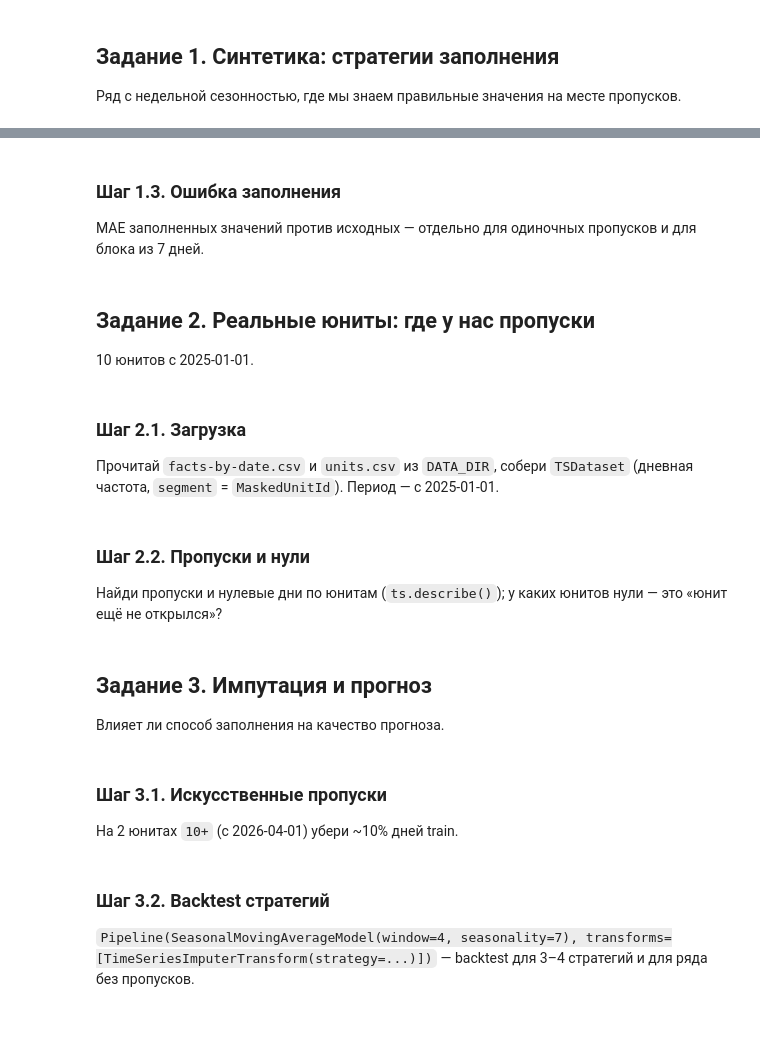
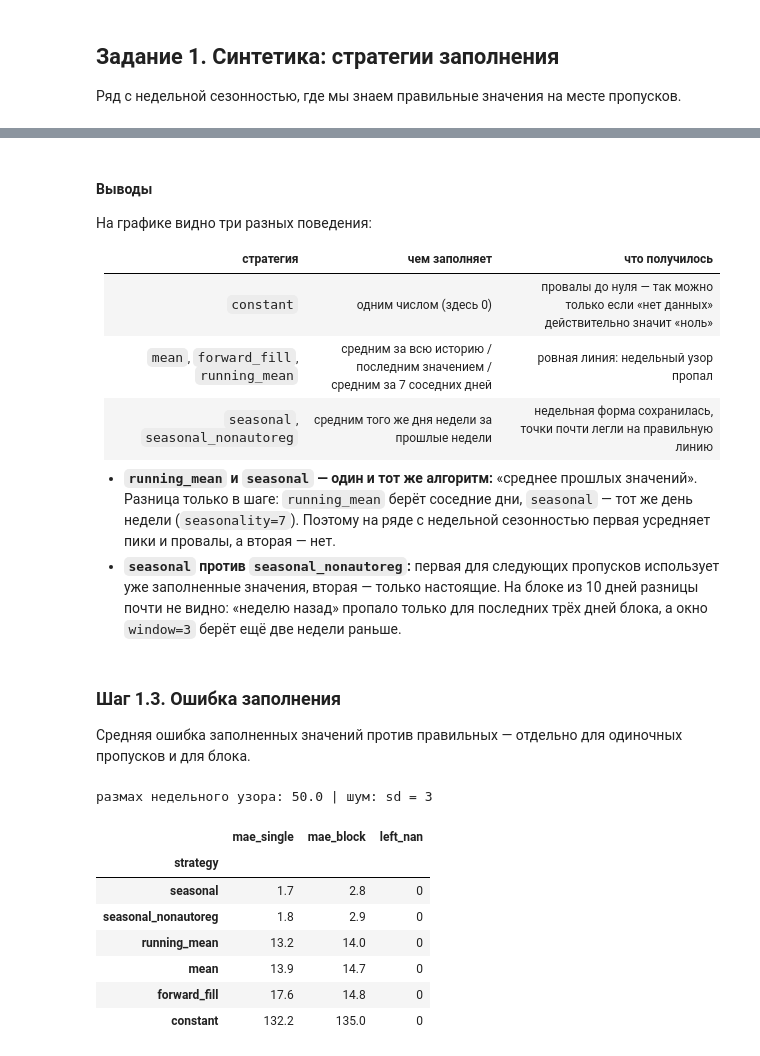
Before and after one commit to skv-analyst/study-data-analytics, a Jupyter notebook: 05-etna/notebooks/10-imputation.ipynb, the cells around one changed output, grey strips where cells are left out. Saved outputs shown, nothing was run; the diff lists cells and outputs as text; code cells hidden in the pictures; blank space fills up the shorter version.

```diff
--- a/05-etna/notebooks/10-imputation.ipynb
+++ b/05-etna/notebooks/10-imputation.ipynb
@@ -48,28 +127,42 @@ def save_fig(fig, name: str) -> None:
+# %% [markdown]
+#### Выводы
+
+На графике видно три разных поведения:
+
+| стратегия | чем заполняет | что получилось |
+|---|---|---|
+| `constant` | одним числом (здесь 0) | провалы до нуля — так можно только если «нет данных» действительно значит «ноль» |
+| `mean`, `forward_fill`, `running_mean` | средним за всю историю / последним значением / средним за 7 соседних дней | ровная линия: недельный узор пропал |
+| `seasonal`, `seasonal_nonautoreg` | средним того же дня недели за прошлые недели | недельная форма сохранилась, точки почти легли на правильную линию |
+
+- **`running_mean` и `seasonal` — один и тот же алгоритм:** «среднее прошлых значений». Разница только в шаге: `running_mean` берёт соседние дни, `seasonal` — тот же день недели (`seasonality=7`). Поэтому на ряде с недельной сезонностью первая усредняет пики и провалы, а вторая — нет.
+- **`seasonal` против `seasonal_nonautoreg`:** первая для следующих пропусков использует уже заполненные значения, вторая — только настоящие. На блоке из 10 дней разницы почти не видно: «неделю назад» пропало только для последних трёх дней блока, а окно `window=3` берёт ещё две недели раньше.
 # %% [markdown]
 ### Шаг 1.3. Ошибка заполнения
 
-MAE заполненных значений против исходных — отдельно для одиночных пропусков и для блока из 7 дней.
+Средняя ошибка заполненных значений против правильных — отдельно для одиночных пропусков и для блока.
-# %% [markdown]
-## Задание 2. Реальные юниты: где у нас пропуски
-
-10 юнитов с 2025-01-01.
-# %% [markdown]
-### Шаг 2.1. Загрузка
-
-Прочитай `facts-by-date.csv` и `units.csv` из `DATA_DIR`, собери `TSDataset` (дневная частота, `segment` = `MaskedUnitId`). Период — с 2025-01-01.
-# %% [markdown]
-### Шаг 2.2. Пропуски и нули
-
-Найди пропуски и нулевые дни по юнитам (`ts.describe()`); у каких юнитов нули — это «юнит ещё не открылся»?
-# %% [markdown]
-## Задание 3. Импутация и прогноз
-
-Влияет ли способ заполнения на качество прогноза.
-# %% [markdown]
-### Шаг 3.1. Искусственные пропуски
-
-На 2 юнитах `10+` (с 2026-04-01) убери ~10% дней train.
-# %% [markdown]
-### Шаг 3.2. Backtest стратегий
-
-`Pipeline(SeasonalMovingAverageModel(window=4, seasonality=7), transforms=[TimeSeriesImputerTransform(strategy=...)])` — backtest для 3–4 стратегий и для ряда без пропусков.
+# %%
+# Ошибка заполнения: насколько заполненные значения отличаются от правильных — отдельно для одиночных и для блока
+error_rows = []
+for name, series in filled.items():
+    abs_error = (series - true_values).abs()
+    error_rows.append({
+        "strategy": name,
+        "mae_single": abs_error[gap_kind == "single"].mean(),
+        "mae_block": abs_error[gap_kind == "block"].mean(),
+        "left_nan": int(series[gap_kind != ""].isna().sum()),  # пропуски, которые стратегия не смогла заполнить
+    })
+
+errors_df = pd.DataFrame(error_rows).set_index("strategy").sort_values("mae_block")
+print("размах недельного узора:", DAY_OF_WEEK_PATTERN.max() - DAY_OF_WEEK_PATTERN.min(), "| шум: sd = 3")
+errors_df.round(1)
+# %% [output]
+размах недельного узора: 50.0 | шум: sd = 3
+|  | mae_single | mae_block | left_nan |
+| strategy |  |  |  |
+| seasonal | 1.7 | 2.8 | 0 |
+| seasonal_nonautoreg | 1.8 | 2.9 | 0 |
+| running_mean | 13.2 | 14.0 | 0 |
+| mean | 13.9 | 14.7 | 0 |
+| forward_fill | 17.6 | 14.8 | 0 |
+| constant | 132.2 | 135.0 | 0 |
```
Also changed, not shown: parts of 8 cells of this notebook, 9 other files.
